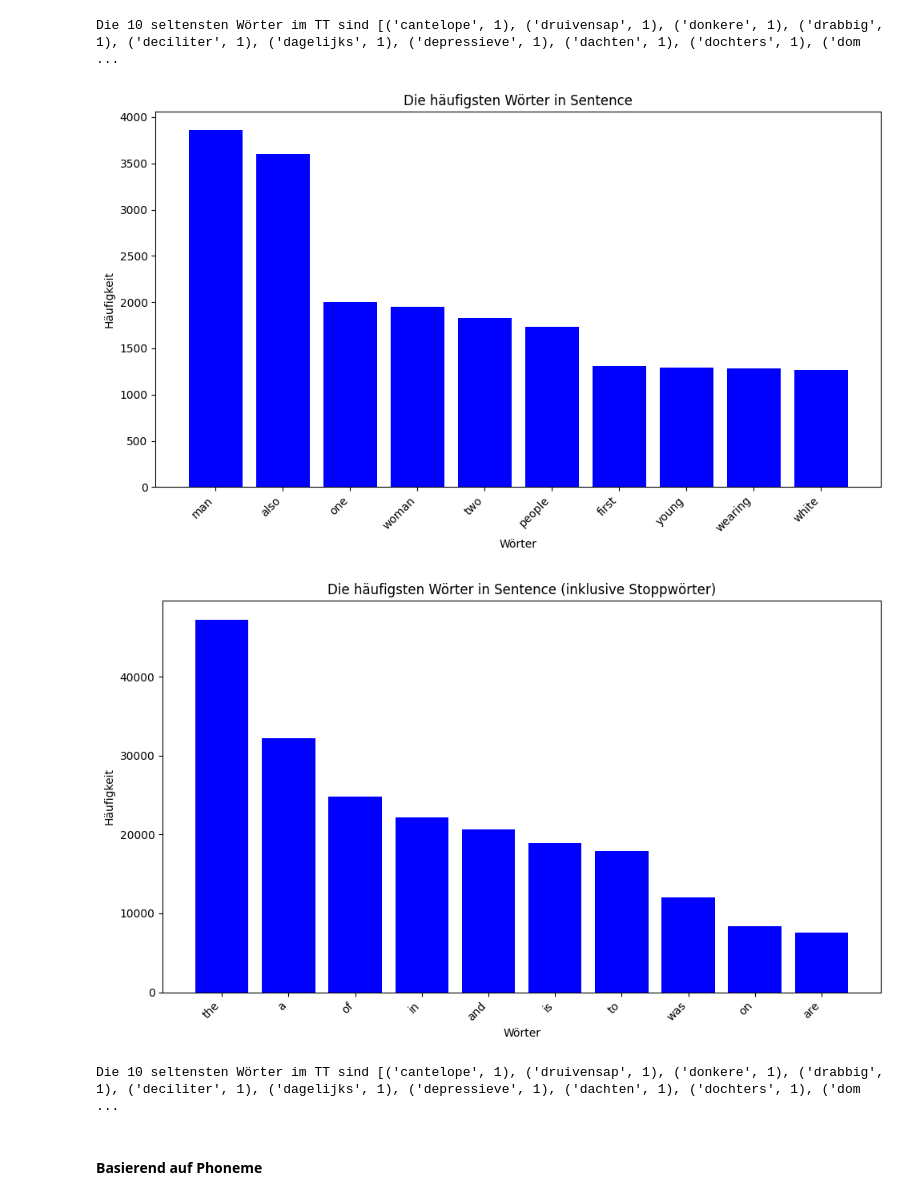
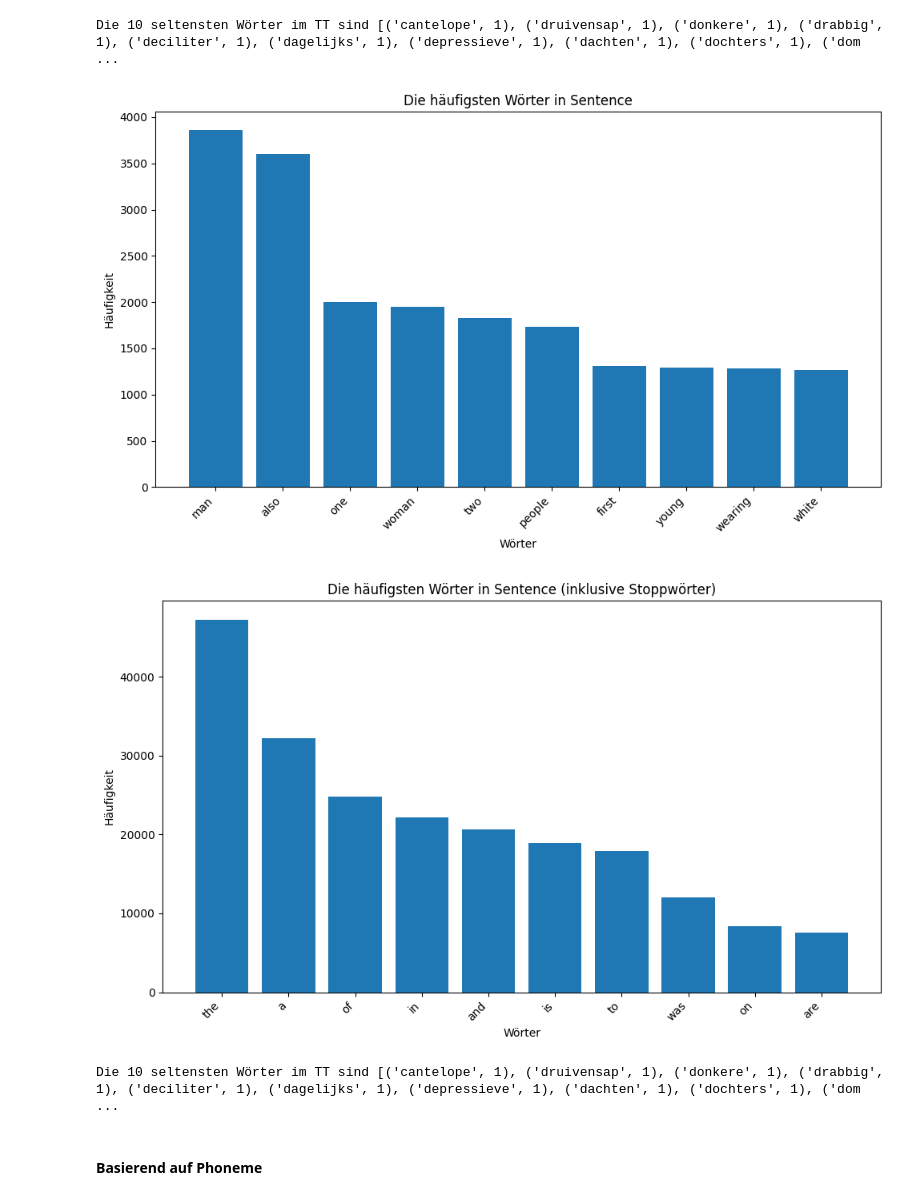
Before and after one commit to albertokoeselmunoz/tongue_twisters, a Jupyter notebook: data_understanding.ipynb, the cells around one changed output. Cells and saved outputs as stored; diff of their text form; code cells hidden in the pictures.

```diff
--- a/data_understanding.ipynb
+++ b/data_understanding.ipynb
@@ -462,37 +460,37 @@ wörterSent, anzahlSent = zip(*top10häufigsteWörterSent)
 
 # Visualisierung
 plt.figure(figsize=(10, 6))
-plt.bar(wörterSent, anzahlSent, color='blue')
+plt.bar(wörterSent, anzahlSent)
 plt.xlabel('Wörter')
 plt.ylabel('Häufigkeit')
 plt.title('Die häufigsten Wörter in Sentence')
 plt.xticks(rotation=45, ha='right')  # Rotiere x-Achsentext für bessere Lesbarkeit
 plt.tight_layout()
 plt.show()
 
 top10wenigstenWörterSent
 
 # Sentence (mit Stoppwörter)
 # TT
 top10häufigsteWörterSentStopp = zähle_Häufigste_Wörter_Stopp(textGesamtSent, anzahlWörter=10)
 top10wenigstenWörterSentStopp = zähle_Seltenste_Wörter_Stopp(textGesamtSent, anzahlWörter=10)
 
 wörterSent, anzahlSent = zip(*top10häufigsteWörterSentStopp)
 
 # Visualisierung
 plt.figure(figsize=(10, 6))
-plt.bar(wörterSent, anzahlSent, color='blue')
+plt.bar(wörterSent, anzahlSent)
 plt.xlabel('Wörter')
 plt.ylabel('Häufigkeit')
 plt.title('Die häufigsten Wörter in Sentence (inklusive Stoppwörter)')
 plt.xticks(rotation=45, ha='right')  # Rotiere x-Achsentext für bessere Lesbarkeit
 plt.tight_layout()
 plt.show()
 
 print("Die 10 seltensten Wörter im TT sind", top10wenigstenWörterTTStopp)
 # %% [output]
-[figure, old version]
+[figure, new version]
-[figure, old version]
+[figure, new version]
 Die 10 seltensten Wörter im TT sind [('cantelope', 1), ('druivensap', 1), ('donkere', 1), ('drabbig', 1), ('deciliter', 1), ('dagelijks', 1), ('depressieve', 1), ('dachten', 1), ('dochters', 1), ('dom ...
 # %% [markdown]
 #### Basierend auf Phoneme
```
Also changed, not shown: parts of 9 cells of this notebook, 2 other files.
